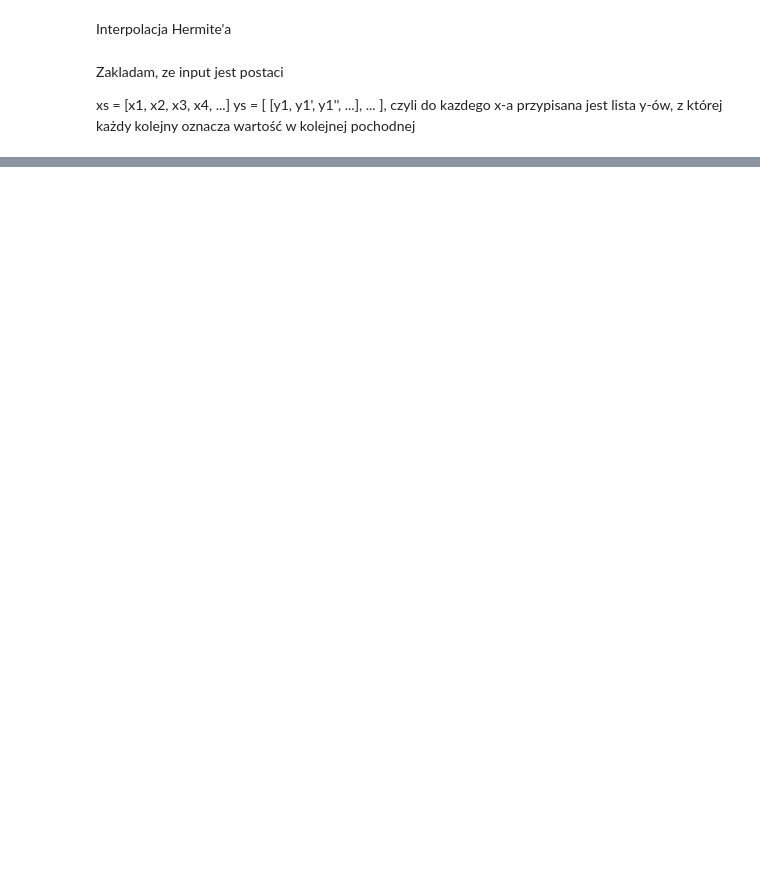
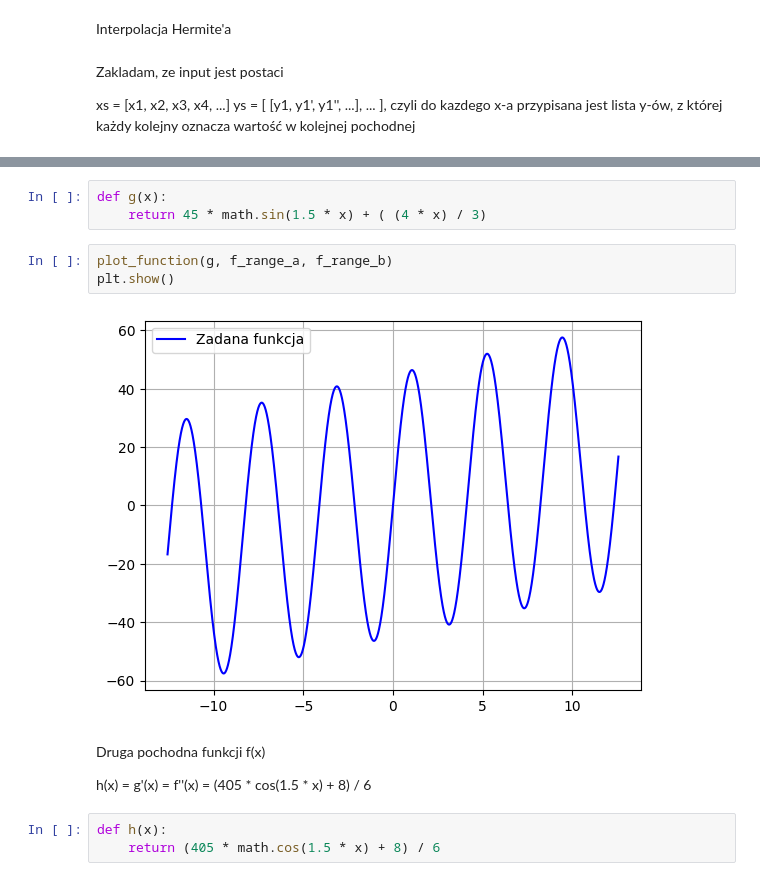
Before and after one commit to JakubFr4czek/MOwNiT, a Jupyter notebook: Lab3/lab3.ipynb, the cells around one changed output, grey strips where cells are left out. Cells and saved outputs as stored; diff of their text form; blank space fills up the shorter version.

```diff
--- a/Lab3/lab3.ipynb
+++ b/Lab3/lab3.ipynb
@@ -92,0 +139,15 @@ twojsza:  110730007.0
+# %%
+def g(x):
+    return 45 * math.sin(1.5 * x) + ( (4 * x) / 3)
+# %%
+plot_function(g, f_range_a, f_range_b)
+plt.show()
+# %% [output]
+[figure, added]
+# %% [markdown]
+Druga pochodna funkcji f(x)
+
+h(x) = g'(x) = f''(x) = (405 * cos(1.5 * x) + 8) / 6
+# %%
+def h(x):
+    return (405 * math.cos(1.5 * x) + 8) / 6
```
Also changed, not shown: parts of 22 cells of this notebook.
